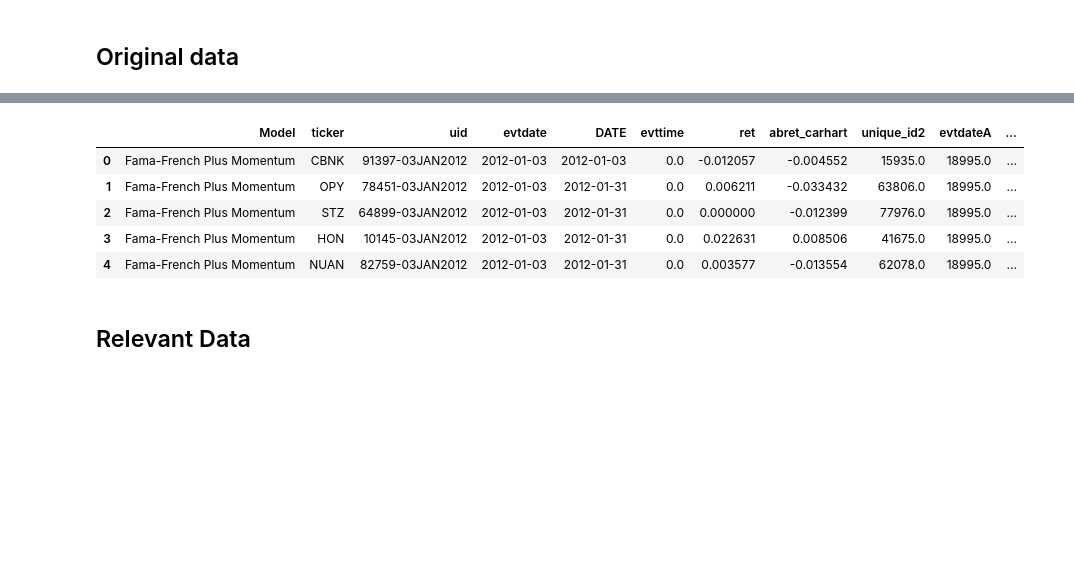
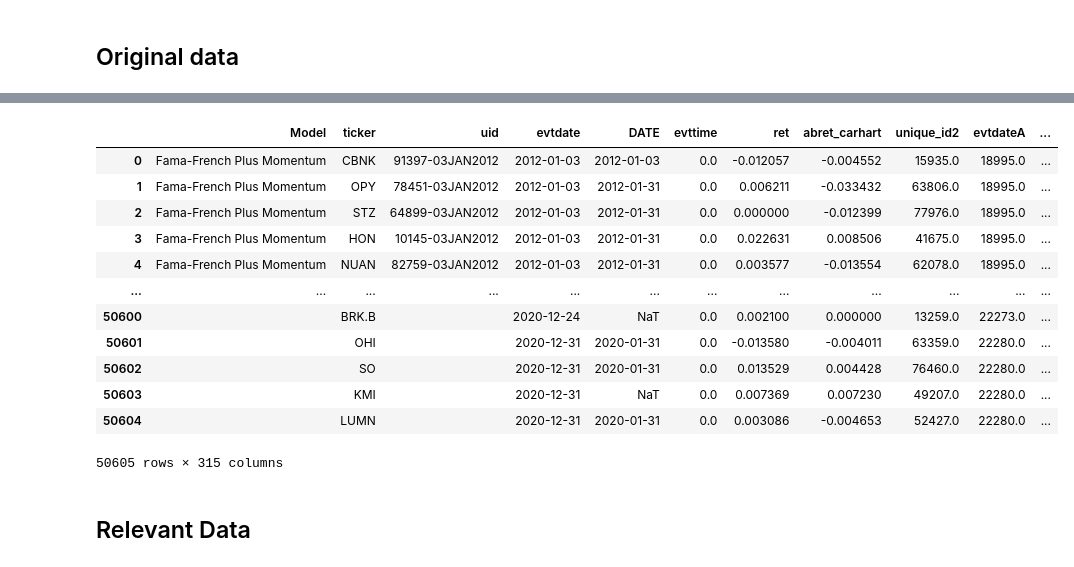
Before and after one commit to oooyiyangc/politician-voting-yc, a Jupyter notebook: src/bs-data-cleaning.ipynb, the cells around one changed output, grey strips where cells are left out. Cells and saved outputs as stored; diff of their text form; code cells hidden in the pictures; blank space fills up the shorter version.

```diff
--- a/src/bs-data-cleaning.ipynb
+++ b/src/bs-data-cleaning.ipynb
@@ -11,7 +11,7 @@ pd.set_option('display.max_columns', None)
 ## Original data
 # %%
 bs_raw_data = pd.read_stata("../data/sacerdote/house_senate_merged_dataset.dta")
-bs_raw_data[:5]
+bs_raw_data
 # %% [output]
 One or more strings in the dta file could not be decoded using utf-8, and
 so the fallback encoding of latin-1 is being used.  This can happen when a file
@@ -21,9 +21,16 @@ the string values returned are correct.
 |  | Model | ticker | uid | evtdate | DATE | evttime | ret | abret_carhart | unique_id2 | evtdateA | ... |
 | 0 | Fama-French Plus Momentum | CBNK | 91397-03JAN2012 | 2012-01-03 | 2012-01-03 | 0.0 | -0.012057 | -0.004552 | 15935.0 | 18995.0 | ... |
 | 1 | Fama-French Plus Momentum | OPY | 78451-03JAN2012 | 2012-01-03 | 2012-01-31 | 0.0 | 0.006211 | -0.033432 | 63806.0 | 18995.0 | ... |
 | 2 | Fama-French Plus Momentum | STZ | 64899-03JAN2012 | 2012-01-03 | 2012-01-31 | 0.0 | 0.000000 | -0.012399 | 77976.0 | 18995.0 | ... |
 | 3 | Fama-French Plus Momentum | HON | 10145-03JAN2012 | 2012-01-03 | 2012-01-31 | 0.0 | 0.022631 | 0.008506 | 41675.0 | 18995.0 | ... |
 | 4 | Fama-French Plus Momentum | NUAN | 82759-03JAN2012 | 2012-01-03 | 2012-01-31 | 0.0 | 0.003577 | -0.013554 | 62078.0 | 18995.0 | ... |
+| ... | ... | ... | ... | ... | ... | ... | ... | ... | ... | ... | ... |
+| 50600 |  | BRK.B |  | 2020-12-24 | NaT | 0.0 | 0.002100 | 0.000000 | 13259.0 | 22273.0 | ... |
+| 50601 |  | OHI |  | 2020-12-31 | 2020-01-31 | 0.0 | -0.013580 | -0.004011 | 63359.0 | 22280.0 | ... |
+| 50602 |  | SO |  | 2020-12-31 | 2020-01-31 | 0.0 | 0.013529 | 0.004428 | 76460.0 | 22280.0 | ... |
+| 50603 |  | KMI |  | 2020-12-31 | NaT | 0.0 | 0.007369 | 0.007230 | 49207.0 | 22280.0 | ... |
+| 50604 |  | LUMN |  | 2020-12-31 | 2020-01-31 | 0.0 | 0.003086 | -0.004653 | 52427.0 | 22280.0 | ... |
+50605 rows × 315 columns
 # %% [markdown]
 ## Relevant Data
 # %%
```
Also changed, not shown: parts of 3 cells of this notebook, 1 other file.
